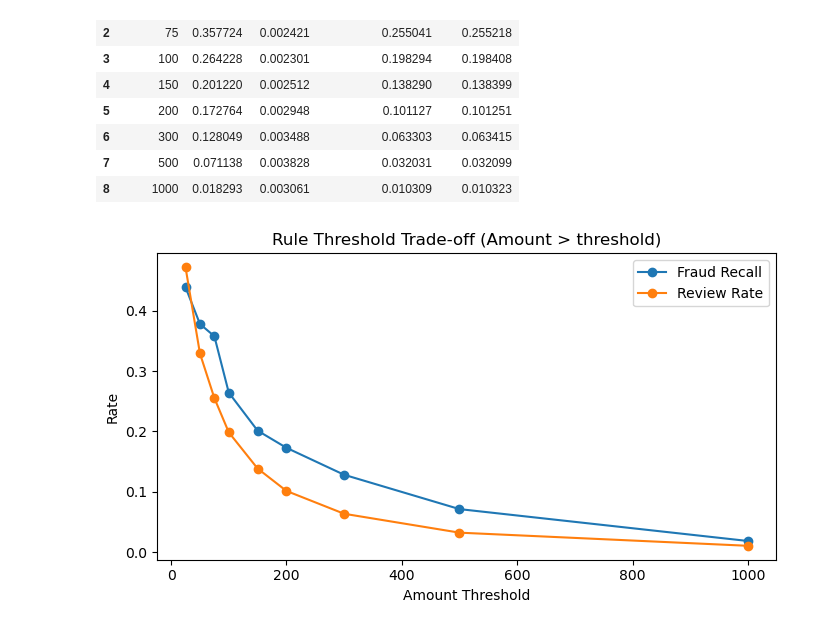
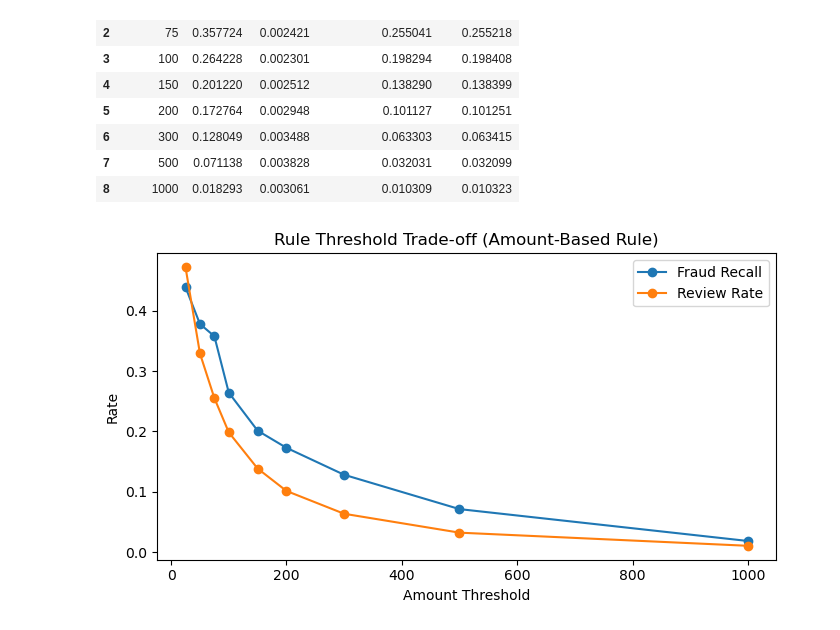
Before and after one commit to egebakalim/fraud-detection-case, a Jupyter notebook: 03_baseline_rules.ipynb, the cells around one changed output. Drawn from its saved outputs; the diff is of its cells as text; code cells hidden in the pictures.

Commit message:
Edited baseline rules and added ml models

```diff
--- a/03_baseline_rules.ipynb
+++ b/03_baseline_rules.ipynb
@@ -64,19 +84,24 @@ df[["Amount", "Class", "rule_high_amount"]].head()
 | 3 | 123.50 | 0 | 0 |
 | 4 | 69.99 | 0 | 0 |
 # %%
-from sklearn.metrics import confusion_matrix
-
 def eval_rule(y_true, y_pred):
     tn, fp, fn, tp = confusion_matrix(y_true, y_pred).ravel()
+
     recall = tp / (tp + fn) if (tp + fn) > 0 else 0.0
     precision = tp / (tp + fp) if (tp + fp) > 0 else 0.0
-    fpr = fp / (fp + tn) if (fp + tn) > 0 else 0.0
-    review_rate = (tp + fp) / (tn + fp + fn + tp)
+    false_positive_rate = fp / (fp + tn) if (fp + tn) > 0 else 0.0
+
+    # Operationally meaningful metric
+    review_rate = (tp + fp) / len(y_true)
+
     return {
-        "tn": tn, "fp": fp, "fn": fn, "tp": tp,
+        "tn": tn,
+        "fp": fp,
+        "fn": fn,
+        "tp": tp,
         "recall": recall,
         "precision": precision,
-        "false_positive_rate": fpr,
+        "false_positive_rate": false_positive_rate,
         "review_rate": review_rate
     }
 
@@ -133,12 +160,12 @@ sweep_df
 # %%
 plt.figure(figsize=(7, 4))
 plt.plot(sweep_df["threshold"], sweep_df["recall"], marker="o", label="Fraud Recall")
 plt.plot(sweep_df["threshold"], sweep_df["review_rate"], marker="o", label="Review Rate")
-plt.title("Rule Threshold Trade-off (Amount > threshold)")
+plt.title("Rule Threshold Trade-off (Amount-Based Rule)")
 plt.xlabel("Amount Threshold")
 plt.ylabel("Rate")
 plt.legend()
 plt.tight_layout()
 plt.show()
 # %% [output]
-[figure, old version]
+[figure, new version]
```
Also changed, not shown: parts of 11 cells of this notebook, 1 other file.
